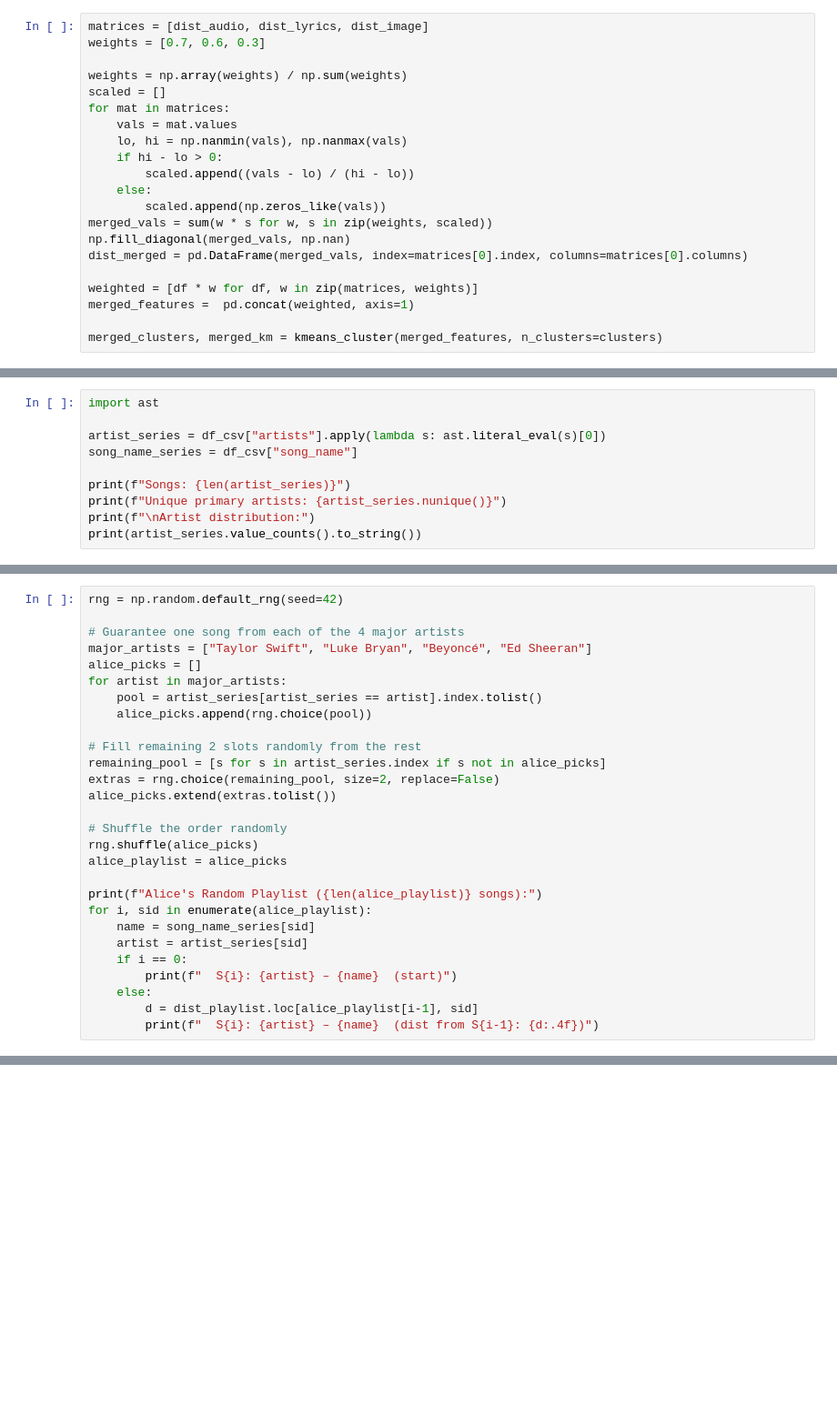
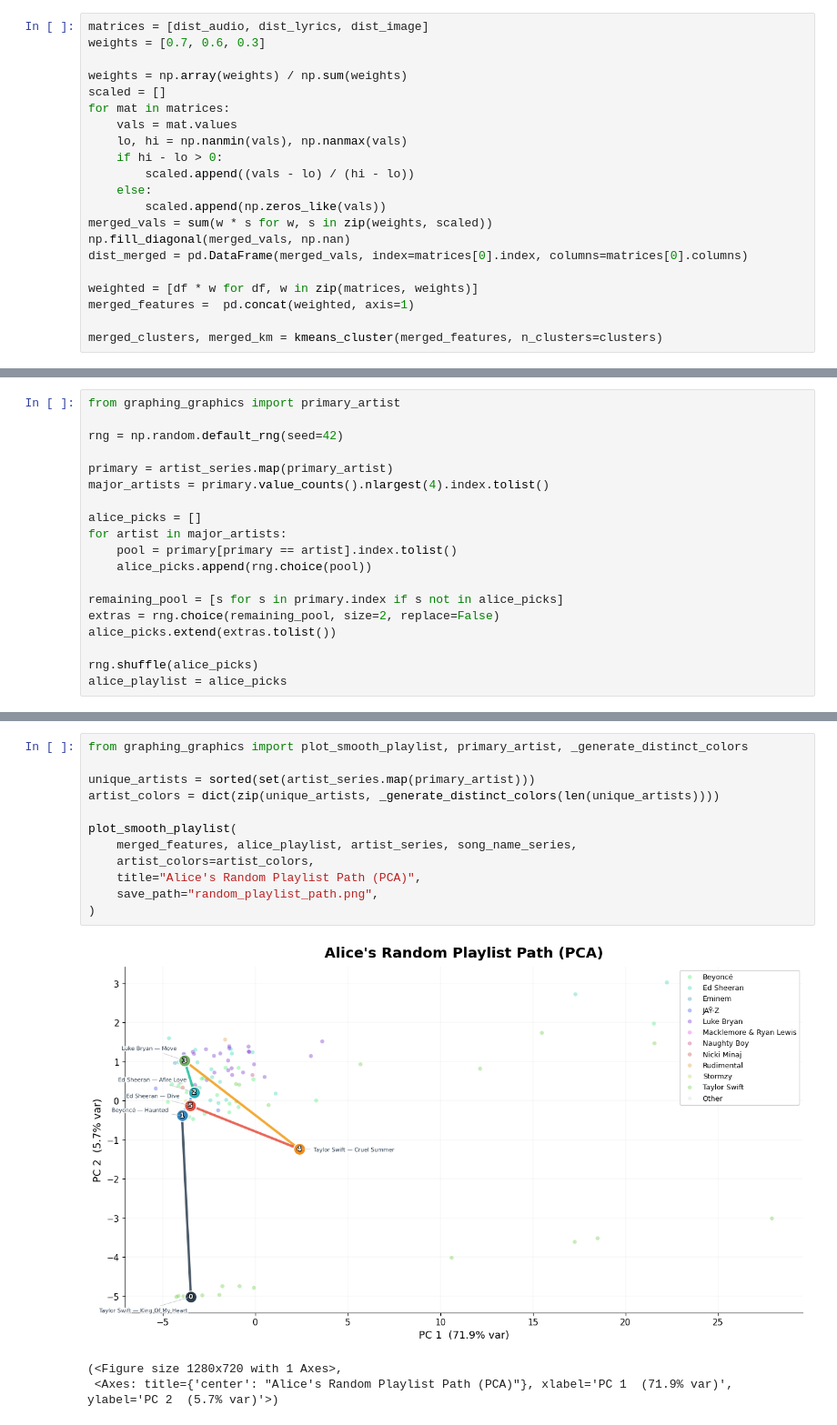
Before and after one commit to eshearer-hash/playlist_builder, a Jupyter notebook: Class Processor.ipynb, the cells around one changed output, grey strips where cells are left out. Shown at 91% size. Saved outputs shown, nothing was run; the diff lists cells and outputs as text; blank space fills up the shorter version.

```diff
--- a/Class Processor.ipynb
+++ b/Class Processor.ipynb
@@ -256,10 +259,0 @@ A smooth transition playlist picks songs so each one flows naturally into the ne
-# %%
-import ast
-
-artist_series = df_csv["artists"].apply(lambda s: ast.literal_eval(s)[0])
-song_name_series = df_csv["song_name"]
-
-print(f"Songs: {len(artist_series)}")
-print(f"Unique primary artists: {artist_series.nunique()}")
-print(f"\nArtist distribution:")
-print(artist_series.value_counts().to_string())
@@ -933,28 +644,19 @@ This serves as a baseline — we expect the smooth transition and thematic playl
 # %%
+from graphing_graphics import primary_artist
+
 rng = np.random.default_rng(seed=42)
 
-# Guarantee one song from each of the 4 major artists
-major_artists = ["Taylor Swift", "Luke Bryan", "Beyoncé", "Ed Sheeran"]
+primary = artist_series.map(primary_artist)
+major_artists = primary.value_counts().nlargest(4).index.tolist()
+
 alice_picks = []
 for artist in major_artists:
-    pool = artist_series[artist_series == artist].index.tolist()
+    pool = primary[primary == artist].index.tolist()
     alice_picks.append(rng.choice(pool))
 
-# Fill remaining 2 slots randomly from the rest
-remaining_pool = [s for s in artist_series.index if s not in alice_picks]
+remaining_pool = [s for s in primary.index if s not in alice_picks]
 extras = rng.choice(remaining_pool, size=2, replace=False)
 alice_picks.extend(extras.tolist())
 
-# Shuffle the order randomly
 rng.shuffle(alice_picks)
 alice_playlist = alice_picks
-
-print(f"Alice's Random Playlist ({len(alice_playlist)} songs):")
-for i, sid in enumerate(alice_playlist):
-    name = song_name_series[sid]
-    artist = artist_series[sid]
-    if i == 0:
-        print(f"  S{i}: {artist} – {name}  (start)")
-    else:
-        d = dist_playlist.loc[alice_playlist[i-1], sid]
-        print(f"  S{i}: {artist} – {name}  (dist from S{i-1}: {d:.4f})")
@@ -1092,0 +699,16 @@ Mean Blended Dist            0.2012             0.4617         0.4326
+# %%
+from graphing_graphics import plot_smooth_playlist, primary_artist, _generate_distinct_colors
+
+unique_artists = sorted(set(artist_series.map(primary_artist)))
+artist_colors = dict(zip(unique_artists, _generate_distinct_colors(len(unique_artists))))
+
+plot_smooth_playlist(
+    merged_features, alice_playlist, artist_series, song_name_series,
+    artist_colors=artist_colors,
+    title="Alice's Random Playlist Path (PCA)",
+    save_path="random_playlist_path.png",
+)
+# %% [output]
+[figure, added]
+(<Figure size 1280x720 with 1 Axes>,
+ <Axes: title={'center': "Alice's Random Playlist Path (PCA)"}, xlabel='PC 1  (71.9% var)', ylabel='PC 2  (5.7% var)'>)
```
Also changed, not shown: parts of 28 cells of this notebook, 2 other files.
